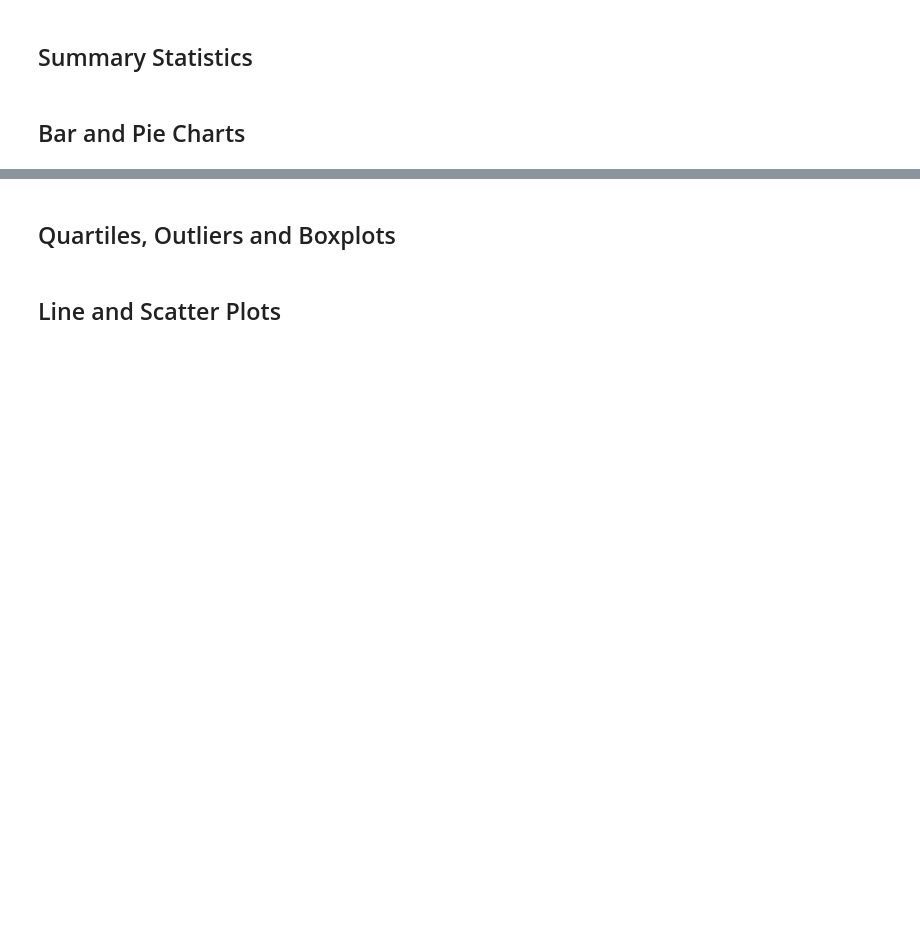
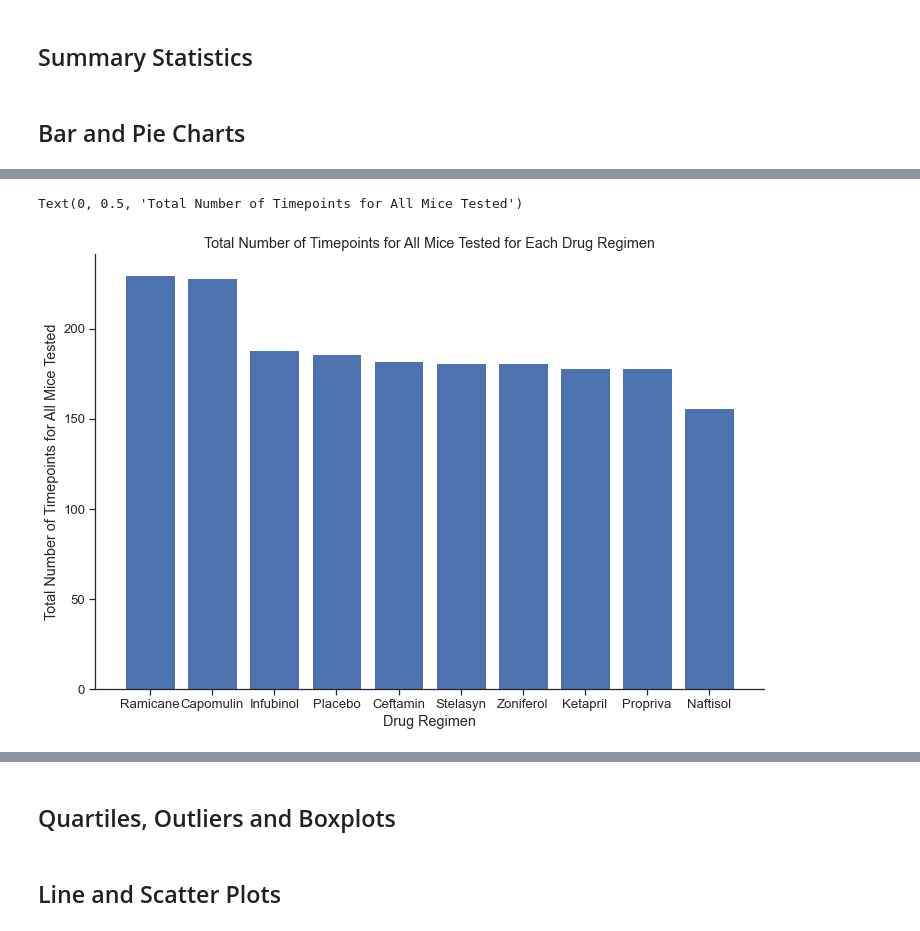
Before and after one commit to mbruns13/matplotlib-challenge, a Jupyter notebook: pymaceuticals_starter.ipynb, the cells around one changed output, grey strips where cells are left out. Saved outputs shown, nothing was run; the diff lists cells and outputs as text; code cells hidden in the pictures; blank space fills up the shorter version.

```diff
--- a/pymaceuticals_starter.ipynb
+++ b/pymaceuticals_starter.ipynb
@@ -109,0 +131,12 @@ df["Mouse ID"].nunique()
+# %%
+# Generate a bar plot showing the total number of timepoints for all mice tested for each drug regimen using pyplot.
+# creating list of unique Drug Regimen names for x axis, using total_timepoints for y axis (created in cell above)
+drug_regimen = clean_df["Drug Regimen"].unique()
+
+plt.bar(drug_regimen,total_timepoints)
+plt.title("Total Number of Timepoints for All Mice Tested for Each Drug Regimen")
+plt.xlabel("Drug Regimen")
+plt.ylabel("Total Number of Timepoints for All Mice Tested")
+# %% [output]
+Text(0, 0.5, 'Total Number of Timepoints for All Mice Tested')
+[figure, added]
```
Also changed, not shown: parts of 19 cells of this notebook.
